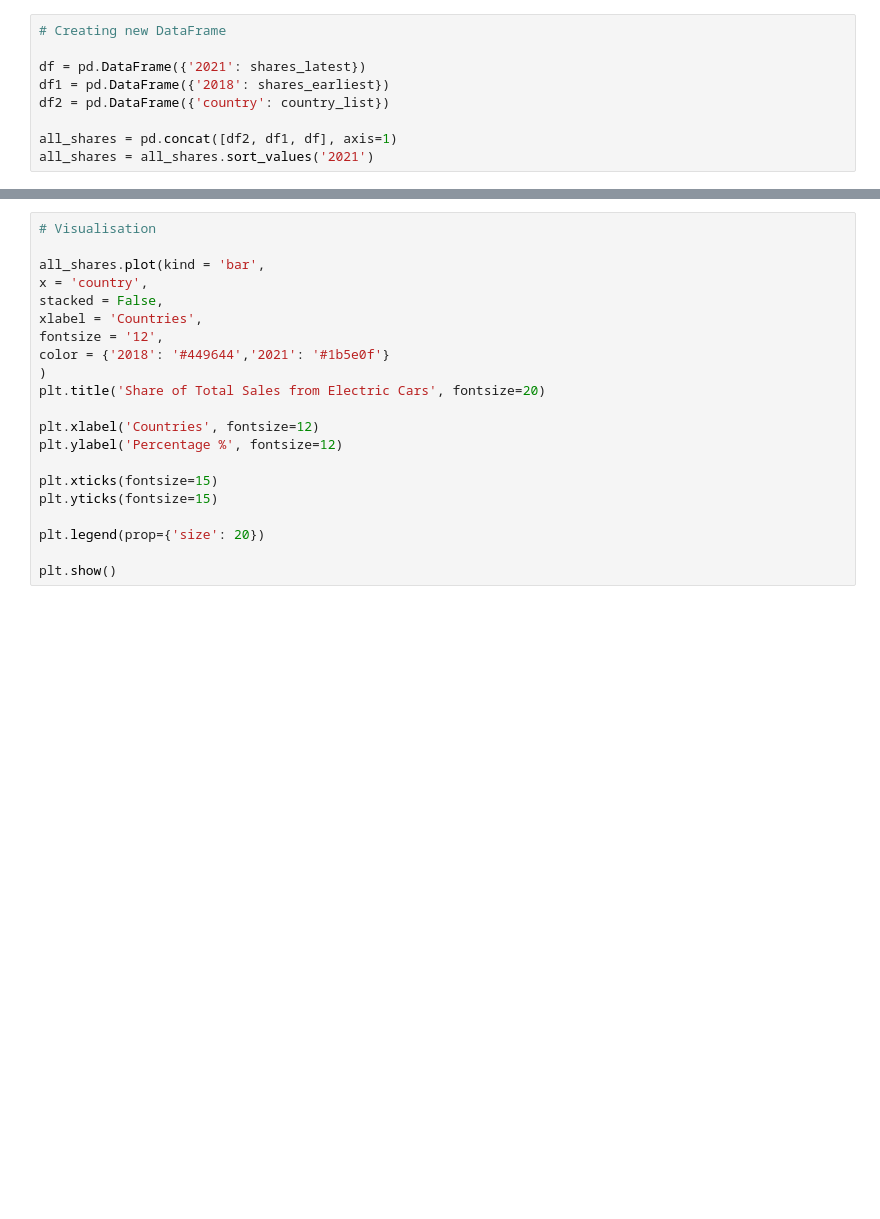
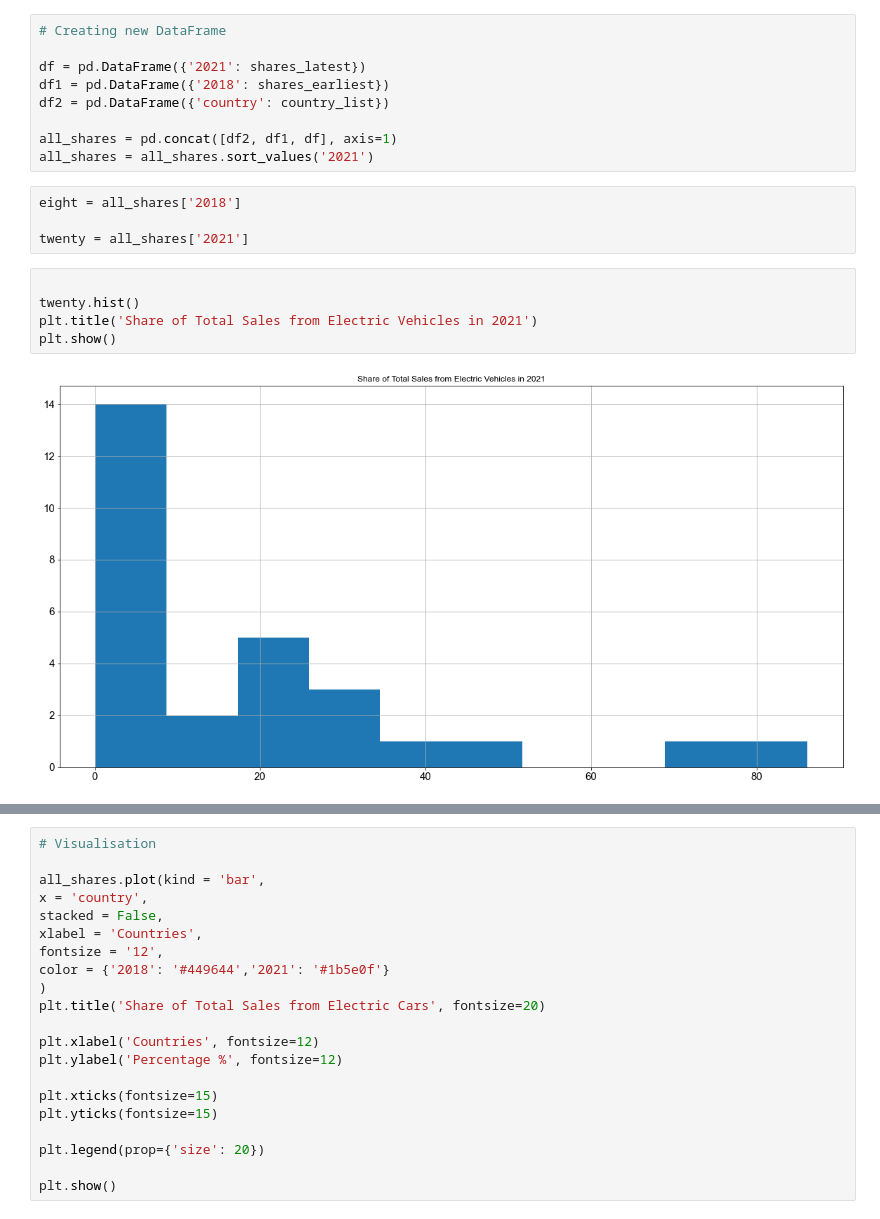
Before and after one commit to aaroln/ev, a Jupyter notebook: presentation.ipynb, the cells around one changed output, grey strips where cells are left out. Drawn from its saved outputs; the diff is of its cells as text; blank space fills up the shorter version.

```diff
--- a/presentation.ipynb
+++ b/presentation.ipynb
@@ -217,3 +217,14 @@ df2 = pd.DataFrame({'country': country_list})
 
 all_shares = pd.concat([df2, df1, df], axis=1)
 all_shares = all_shares.sort_values('2021')
+# %%
+eight = all_shares['2018']
+
+twenty = all_shares['2021']
+# %%
+
+twenty.hist()
+plt.title('Share of Total Sales from Electric Vehicles in 2021')
+plt.show()
+# %% [output]
+[figure, added]
```
Also changed, not shown: parts of 1 cell of this notebook.
